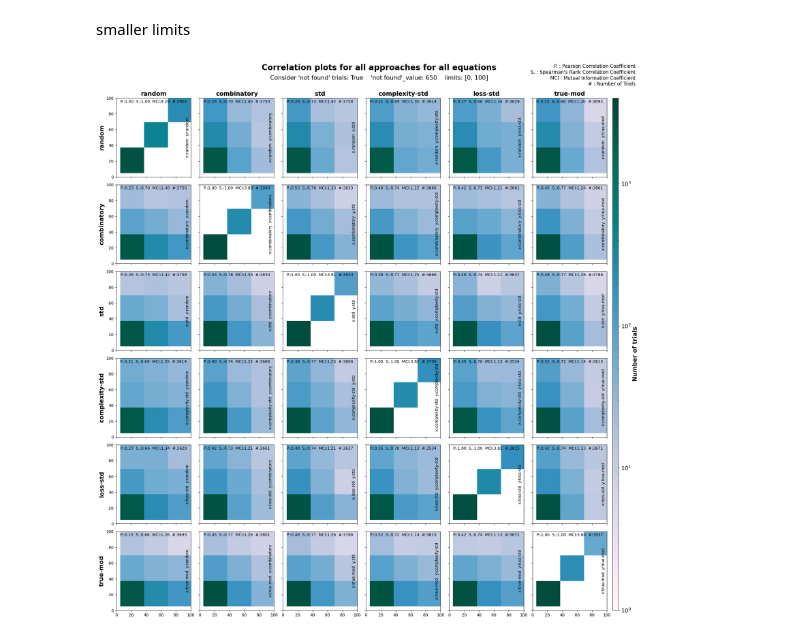
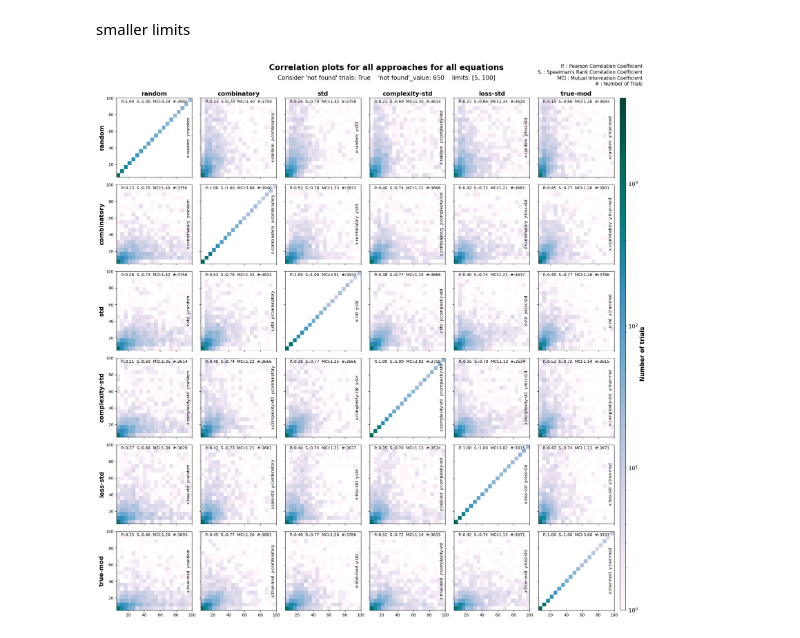
Before and after one commit to FrederikBornemann/SyReAL, a Jupyter notebook: notebooks/data_analysis.ipynb, the cells around one changed output. Drawn from its saved outputs; the diff is of its cells as text; code cells hidden in the pictures.

Commit message:
add equational differentiation in hist plot

```diff
--- a/notebooks/data_analysis.ipynb
+++ b/notebooks/data_analysis.ipynb
@@ -98,7 +123,7 @@ threshold_value = 50 # set the minimum number of samples for the approach at a e
 
 # make a new dataframe with the length of each list
 summary_df_len = summary_df.copy()
-for col in summary_df_len.columns[:-1]:
+for col in summary_df_len.columns[:-2]:
     summary_df_len[col] = summary_df_len[col].apply(len)
 
 # Define the columns to check
@@ -160,12 +207,12 @@ def get_same_trials_dict(trial_summary_dict, approach_1, approach_2):
             continue
     return same_trials
 
-def flatten_same_trials_dict(same_trials_dict, equation=None):
+def flatten_same_trials_dict(same_trials_dict, equations_of_interest=None):
     """Flatten the dictionary to be two lists for the two approaches"""
     approach_1_list = []
     approach_2_list = []
     for equation in same_trials_dict:
-        if equation is not None and equation != equation:
+        if equations_of_interest is not None and equation not in equations_of_interest:
             continue
         for trial in same_trials_dict[equation]:
             approach_1_list.append(same_trials_dict[equation][trial][0])
@@ -176,7 +223,8 @@ def prepare_trial_data(trial_summary_dict, approach_1, approach_2, equation=None
     # get the trials
     same_trials_dict = get_same_trials_dict(trial_summary_dict, approach_1, approach_2)
     # flatten the dictionary to be two lists for the two approaches
-    approach_list_1, approach_list_2 = flatten_same_trials_dict(same_trials_dict, equation)
+    equation = [equation] if type(equation) == str else equation
+    approach_list_1, approach_list_2 = flatten_same_trials_dict(same_trials_dict, equations_of_interest=equation)
     if consider_nan:
         # replace all None values with nan_value
         approach_list_1 = [nan_value if x is None else x for x in approach_list_1]
@@ -191,7 +239,7 @@ def prepare_trial_data(trial_summary_dict, approach_1, approach_2, equation=None
         approach_list_2 = [i for j, i in enumerate(approach_list_2) if j not in none_indexes]
     return approach_list_1, approach_list_2
 
-def correlation_plot_of_approaches(trial_summary_dict, approach_1, approach_2, equation=None, nan_value = 650, consider_nan=True, figsize=(5,5), lim=None, figure=True, vmin=0, vmax=4000, cmap=plt.cm.Reds):
+def correlation_plot_of_approaches(trial_summary_dict, approach_1, approach_2, equation=None, nan_value=650, consider_nan=True, figsize=(5,5), lim=None, figure=True, vmin=0, vmax=4000, cmap=plt.cm.Reds):
     # get the trials
     approach_list_1, approach_list_2 = prepare_trial_data(trial_summary_dict, approach_1, approach_2, equation, nan_value, consider_nan)
     # Calculate Pearson Correlation Coefficient
@@ -208,19 +256,22 @@ def correlation_plot_of_approaches(trial_summary_dict, approach_1, approach_2, e
         plt.figure(figsize=figsize)
 
     #plt.scatter(approach_list_2, approach_list_1, s=2, color='black', alpha=0.2)
+    # set the limits of the plot
+    limits = [5, nan_value+100] if consider_nan and not lim else [5, 500] if not consider_nan and not lim else lim
+
     # make a hist2d plot
-    hist=plt.hist2d(approach_list_2, approach_list_1, bins=(20,20), cmap=cmap, norm=mcolors.LogNorm(vmin=vmin, vmax=vmax))
+    hist=plt.hist2d(approach_list_2, approach_list_1, bins=(20,20), cmap=cmap, norm=mcolors.LogNorm(vmin=vmin, vmax=vmax), range=[limits, limits])
     # plot the correlation and add the number of samples
     text_top = f"P.:{correlation['pearson_coefficient']:.2f}  S.:{correlation['spearman_coefficient']:.2f}  MCI:{correlation['mci']:.2f}  #:{len(approach_list_1)}"
     plt.text(0.5, 0.98, text_top, transform=plt.gca().transAxes, verticalalignment='top', horizontalalignment='center', fontsize=10)
     text_right=f"x:{approach_1}  y:{approach_2}"
     plt.text(0.98, 0.5, text_right, transform=plt.gca().transAxes, verticalalignment='center', horizontalalignment='right', fontsize=10, rotation=90)
     if consider_nan:
-        plt.xlim([0, nan_value+100] if not lim else lim)
-        plt.ylim([0, nan_value+100] if not lim else lim)
+        plt.xlim([5, nan_value+100] if not lim else lim)
+        plt.ylim([5, nan_value+100] if not lim else lim)
     else:
-        plt.xlim([0, 500] if not lim else lim)
-        plt.ylim([0, 500] if not lim else lim)
+        plt.xlim([5, 500] if not lim else lim)
+        plt.ylim([5, 500] if not lim else lim)
     if figure:
         plt.xlabel(f"Steps for {approach_2}")
         plt.ylabel(f"Steps for {approach_1}")
@@ -229,10 +280,12 @@ def correlation_plot_of_approaches(trial_summary_dict, approach_1, approach_2, e
     #plt.show()
     return correlation, hist
 
-def correlation_plot_comparison(trial_summary_dict, equation=None, nan_value=650, consider_nan=True, figsize=(5,5), lim=None, filename=None, vmin=1, vmax=4000, cmap=plt.cm.PuBuGn):
+def correlation_plot_comparison(trial_summary_dict, equation=None, nan_value=650, consider_nan=True, figsize=(5,5), lim=None, filename=None, vmin=1, vmax=4000, cmap=plt.cm.PuBuGn, complexity=None, complexity_geq=False, complexity_leq=False):
     # create a 6x6 grid of subplots
     fig, axs = plt.subplots(6, 6, figsize=(20,20), sharex=True, sharey=True)
-    approaches = ['random', 'combinatory','std','complexity-std','loss-std','true-mod']
+    approaches = ['random','combinatory','std','complexity-std','loss-std','true-mod']
+    if not equation and complexity:
+        equations = equations_of_complexity(complexity, geq=complexity_geq, leq=complexity_leq)
     # iterate over all combinations of approaches
     for i in range(len(approaches)):
         for j in range(len(approaches)):
@@ -241,7 +294,7 @@ def correlation_plot_comparison(trial_summary_dict, equation=None, nan_value=650
             #     continue
             # plot the correlation
             plt.sca(axs[i, j])
-            correlation, hist = correlation_plot_of_approaches(trial_summary_dict, approaches[i], approaches[j] , equation, nan_value, consider_nan, figsize, lim, figure=False, vmin=vmin, vmax=vmax, cmap=cmap)
+            correlation, hist = correlation_plot_of_approaches(trial_summary_dict, approaches[i], approaches[j] , equation=(equations if not equation and complexity else equation), nan_value=nan_value, consider_nan=consider_nan, figsize=figsize, lim=lim, figure=False, vmin=vmin, vmax=vmax, cmap=cmap)
             # add the plot to the grid
             plt.sca(axs[i, j])
             # color the facecolor of the plot based on the correlation using a colormap
@@ -256,6 +309,7 @@ def correlation_plot_comparison(trial_summary_dict, equation=None, nan_value=650
     # Create a colorbar on the right side of the grid
     cbar_ax = fig.add_axes([0.91, 0.02, 0.01, 0.9])  # Adjust these values as needed
     # Specify the mappable explicitly for the colorbar
+    plt.tight_layout()
     mappable = plt.cm.ScalarMappable(cmap=cmap, norm=mcolors.LogNorm(vmin=vmin, vmax=vmax))
     mappable.set_array([])  # Set an empty array or data here
     cbar = plt.colorbar(mappable, cax=cbar_ax)
@@ -269,14 +323,16 @@ def correlation_plot_comparison(trial_summary_dict, equation=None, nan_value=650
         ax.set_title(col, weight='bold', fontsize=15)
     for ax, row in zip(axs[:,0], rows):
         ax.set_ylabel(row, rotation=90, weight='bold', fontsize=15)
-    plt.tight_layout()
-    # title for the whole grid and add padding so the titles don't overlap with the subplots
-    plt.suptitle(f"Correlation plots for all approaches for {equation if equation else 'all equations'}", fontsize=20, weight='bold')
+
+    super_title = "Correlation plots for all approaches for " + (equation if equation else ('all equations' if not complexity else f"equations with complexity {'>=' if complexity_geq else ''}{'<=' if complexity_leq else ''}{'=' if not (complexity_leq or complexity_geq) else ''} {complexity}"))
+    filename = "correlation_plots_grid_" + (equation if equation else ('all equations' if not complexity else f"equations_with_complexity_{'>=' if complexity_geq else ''}{'<=' if complexity_leq else ''}{'=' if not (complexity_leq or complexity_geq) else ''}_{complexity}"))+f"_{'consider_nan' if consider_nan else 'not_consider_nan'}_{nan_value}_lim_{lim}.pdf"
+    plt.suptitle(super_title, fontsize=20, weight='bold')
     # text under suptitle
     plt.figtext(0.5, 0.96, f"Consider 'not found' trials: {'True' if consider_nan else 'False'}    'not found'_value: {nan_value if consider_nan else '-'}    limits: {lim}", ha='center', va='top', fontsize=15)
     # add legend for correlations abreviatiosn
     plt.figtext(0.95, 0.98, "P. : Pearson Correlation Coefficient\nS. : Spearman's Rank Correlation Coefficient\nMCI : Mutual Information Coefficient\n# : Number of Trials", ha='right', va='top', fontsize=12)
     plt.subplots_adjust(top=0.92, right=0.9)
-    filename = filename if filename else f"correlation_plots_grid_{equation.replace('.','-') if equation else 'all_equations'}_{'consider_nan' if consider_nan else 'not_consider_nan'}_{nan_value}_lim_{lim}.pdf"
+
+
     plt.savefig(f'../figures/{filename}')
     plt.show()
@@ -295,6 +368,6 @@ correlation_plot_comparison(trial_summary_dict, consider_nan=False)
 # %% [markdown]
 smaller limits
 # %%
-correlation_plot_comparison(trial_summary_dict, lim=[0, 100])
+correlation_plot_comparison(trial_summary_dict, lim=[5, 100])
 # %% [output]
-[figure, old version]
+[figure, new version]
```
Also changed, not shown: parts of 13 cells of this notebook.
